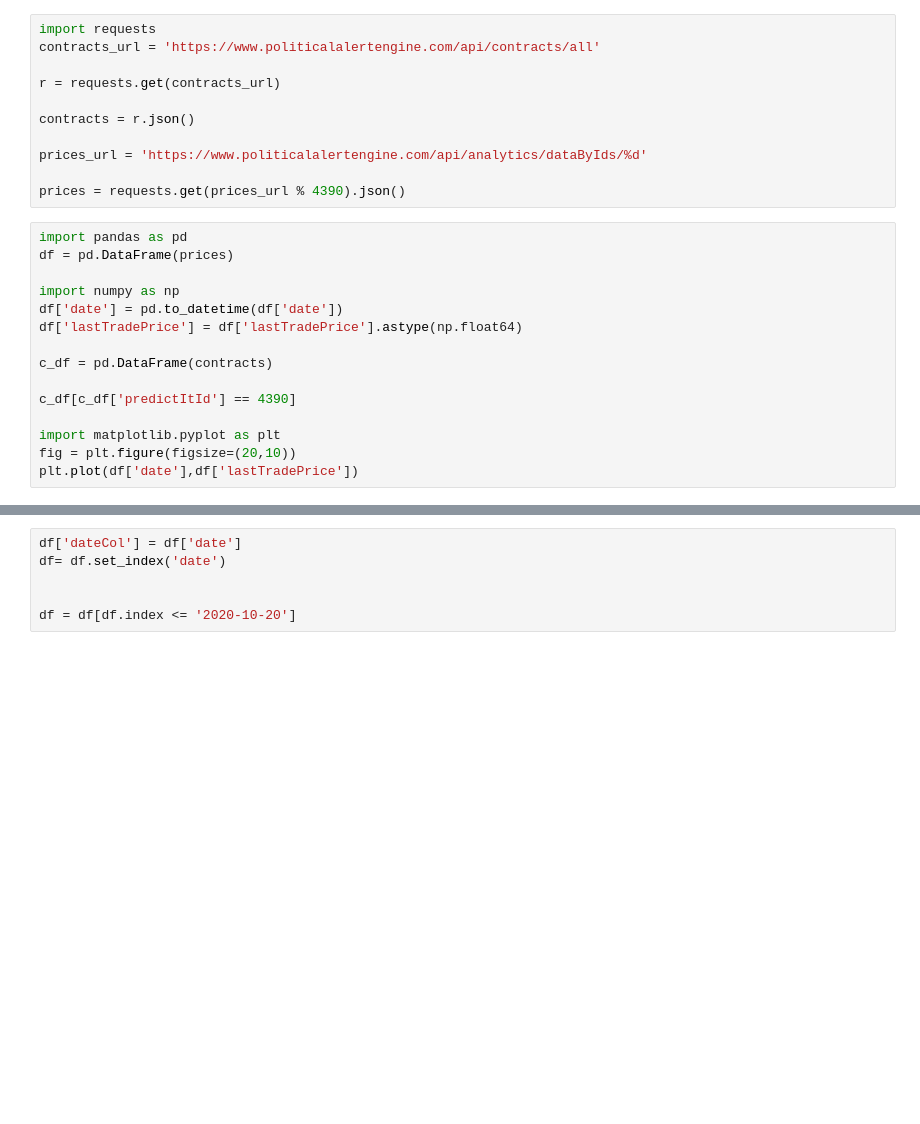
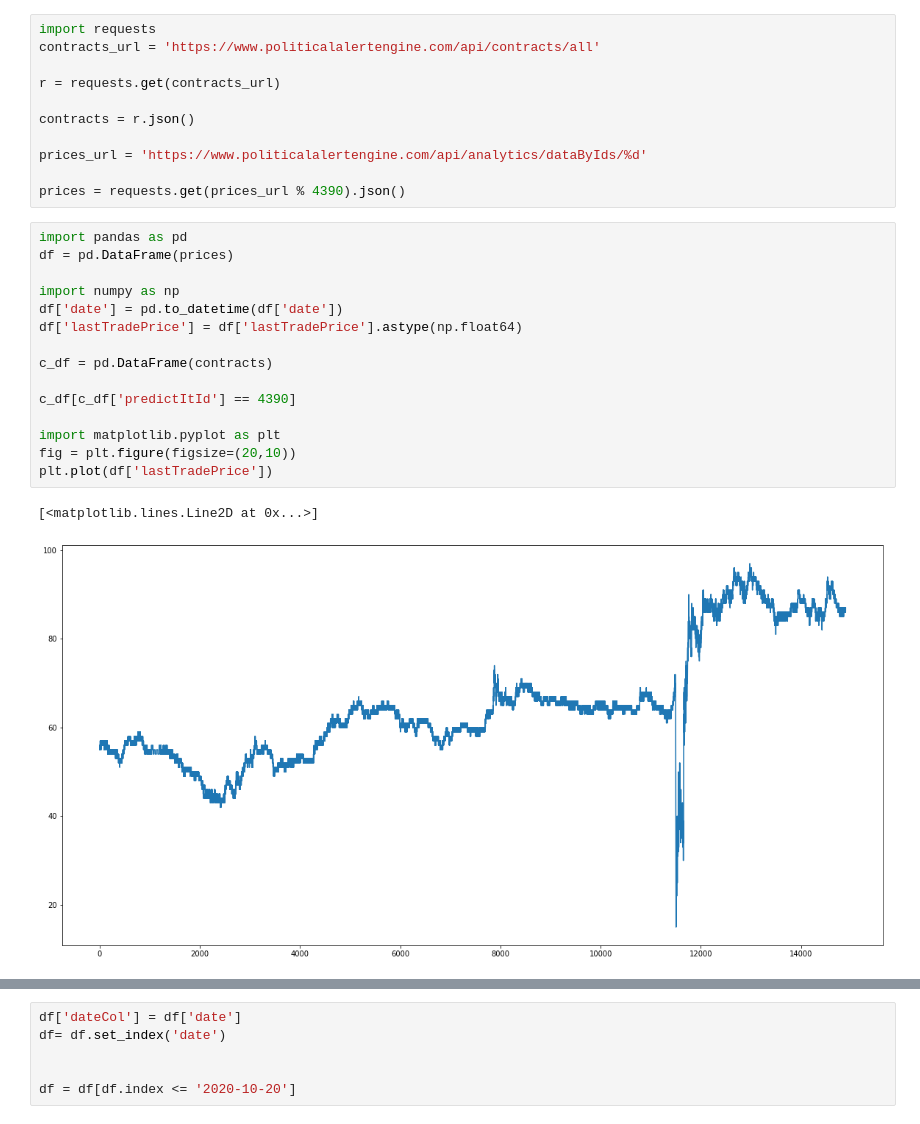
Before and after one commit to zlex7/Predict-Time-Series, a Jupyter notebook: Political Alert Engine Scraping.ipynb, the cells around one changed output, grey strips where cells are left out. Drawn from its saved outputs; the diff is of its cells as text; blank space fills up the shorter version.

```diff
--- a/Political Alert Engine Scraping.ipynb
+++ b/Political Alert Engine Scraping.ipynb
@@ -12,15 +12,18 @@ prices = requests.get(prices_url % 4390).json()
 # %%
 import pandas as pd
 df = pd.DataFrame(prices)
 
 import numpy as np
 df['date'] = pd.to_datetime(df['date'])
 df['lastTradePrice'] = df['lastTradePrice'].astype(np.float64)
 
 c_df = pd.DataFrame(contracts)
 
 c_df[c_df['predictItId'] == 4390]
 
 import matplotlib.pyplot as plt
 fig = plt.figure(figsize=(20,10))
-plt.plot(df['date'],df['lastTradePrice'])
+plt.plot(df['lastTradePrice'])
+# %% [output]
+[<matplotlib.lines.Line2D at 0x...>]
+[figure, added]
```
Also changed, not shown: parts of 16 cells of this notebook.
